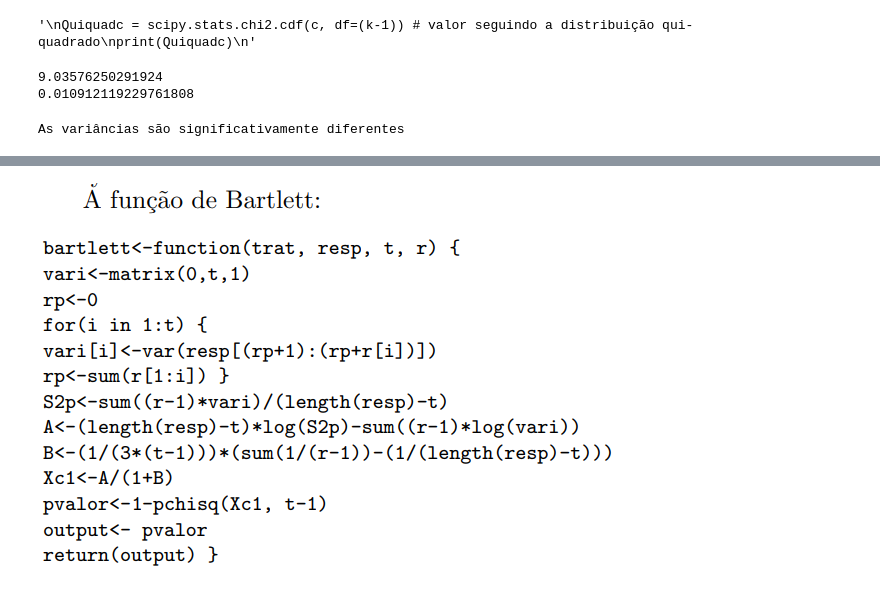
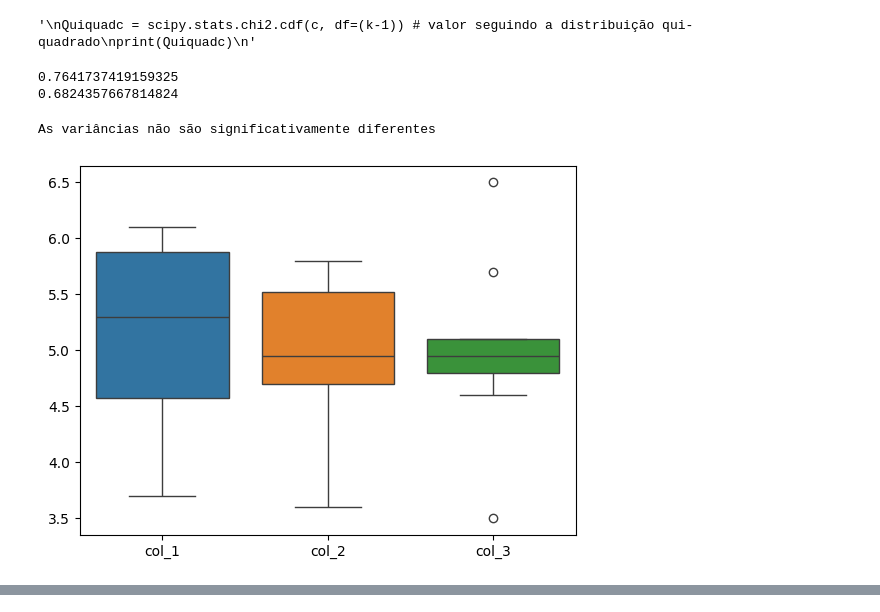
Before and after one commit to erlonL/testes-inferencia, a Jupyter notebook: Teste_Bartlett.ipynb, the cells around one changed output, grey strips where cells are left out. Saved outputs shown, nothing was run; the diff lists cells and outputs as text; code cells hidden in the pictures.

Commit message:
plot e função não normal

```diff
--- a/Teste_Bartlett.ipynb
+++ b/Teste_Bartlett.ipynb
@@ -11,6 +13,9 @@ def treat_values(values):
     values = [round(x, ndigits=1) for x in values]
     values = np.array(values)
     return values
+# %%
+def generate_sample(n, low, high, num_vars=10):
+    return np.sum(np.random.uniform(low, high, (n, num_vars)), axis=1) / num_vars
 # %%
 # k = número de amostras
 # n = quantidade de valores na amostra
@@ -23,6 +28,18 @@ def criaTabela(k, n):
     tabela[f'col_{i}'] = treat_values(np.random.normal(loc=200, scale=50, size=n))
 
   return tabela
+# %%
+# k = número de amostras
+# n = quantidade de valores na amostra
+
+def criaTabela(k, n):
+  tabela = pd.DataFrame(columns=[f"col_{i}" for i in range(1, k+1)])
+
+  #population = range(1, 100)
+  for i in range(1, k+1):
+    tabela[f'col_{i}'] = treat_values(generate_sample(n, 10, 100))
+
+  return tabela
 # %%
 tabela1 = criaTabela(3, 10)
 print(tabela1)
@@ -116,8 +133,8 @@ stat, p = scipy.stats.bartlett(tabela1['col_1'], tabela1['col_2'], tabela1['col_
 print(stat)
 print(p)
 # %% [output]
-9.03576250291924
-0.010912119229761808
+0.7641737419159325
+0.6824357667814824
 # %%
 # p = k-1 (grau de liberdade)
 
@@ -138,8 +155,11 @@ if b > b_critico:
 else:
   print("As variâncias não são significativamente diferentes")
 # %% [output]
-As variâncias são significativamente diferentes
+As variâncias não são significativamente diferentes
+# %%
+sns.boxplot(data = tabela1)
+plt.show()
+# %% [output]
+[figure, added]
 # %% [markdown]
 ![slide_11.jpg](embedded-picture-1)
-# %% [markdown]
-![image.png](embedded-picture-1)
```
Also changed, not shown: parts of 9 cells of this notebook.
